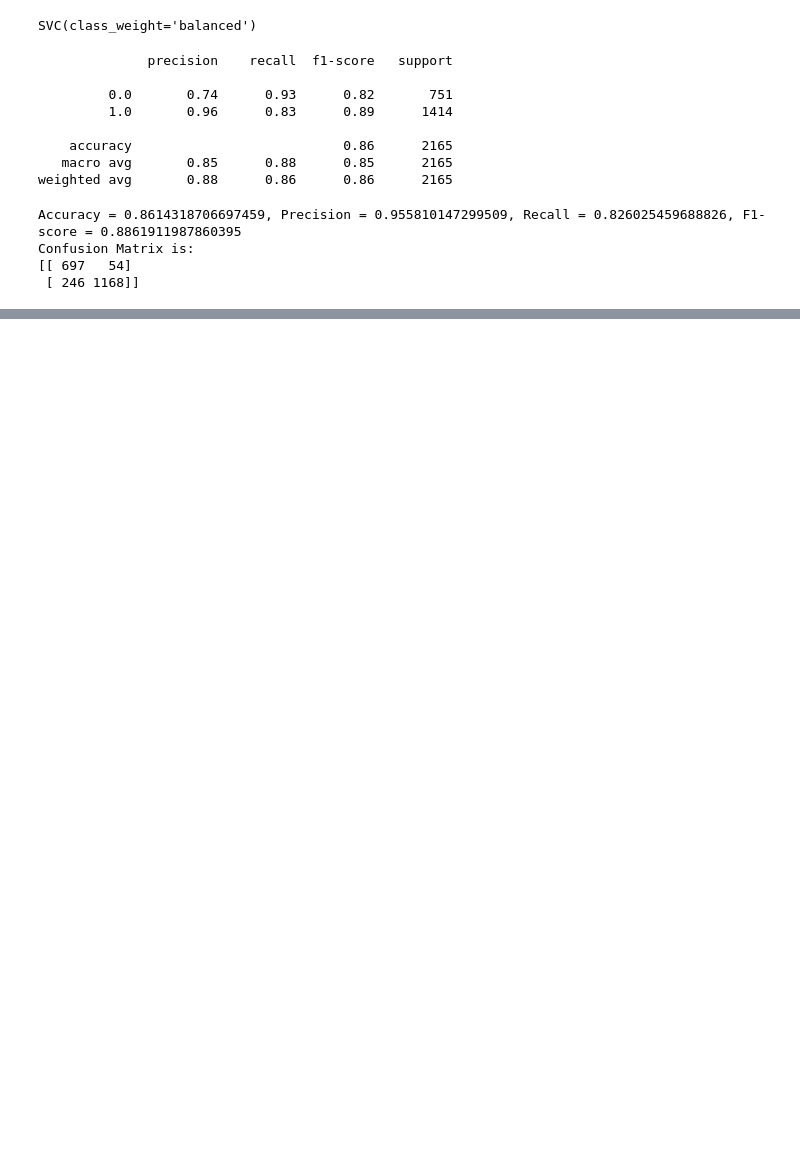
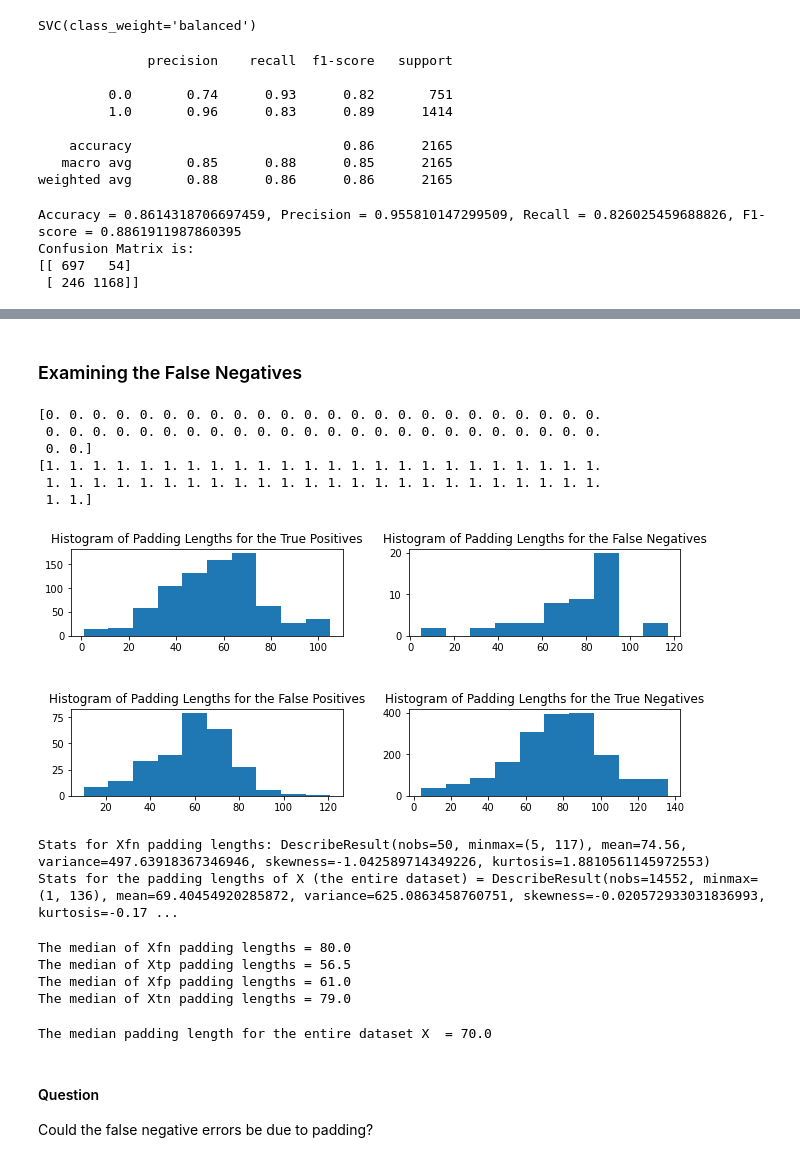
Before and after one commit to kinga-k-farkas/ecg-heartrate-categorization, a Jupyter notebook: Using SVM for Classifying ECG Heartbeats.ipynb, the cells around one changed output, grey strips where cells are left out. Saved outputs shown, nothing was run; the diff lists cells and outputs as text; code cells hidden in the pictures; blank space fills up the shorter version.

```diff
--- a/Using SVM for Classifying ECG Heartbeats.ipynb
+++ b/Using SVM for Classifying ECG Heartbeats.ipynb
@@ -197,0 +519,76 @@ Confusion Matrix is:
+# %% [markdown]
+### Examining the False Negatives
+# %%
+# Breaking up X into subsets of fp,fn, tp, and tn.
+Xfn = Xtest[falseNegativeIndices,:] #the data set classified as label 1, though it was label 0
+Xtp = Xtest[truePositiveIndices,:] #the data set classified as label 1 with actual label 1
+Xfp = Xtest[falsePositiveIndices,:] #the data set classified as label 1 with actual label 0
+Xtn = Xtest[trueNegativeIndices,:] #the data set classified as label 0 with actual label 0
+#checking
+print(ytest[falseNegativeIndices])
+print(yfit[falseNegativeIndices])
+# %% [output]
+[0. 0. 0. 0. 0. 0. 0. 0. 0. 0. 0. 0. 0. 0. 0. 0. 0. 0. 0. 0. 0. 0. 0. 0.
+ 0. 0. 0. 0. 0. 0. 0. 0. 0. 0. 0. 0. 0. 0. 0. 0. 0. 0. 0. 0. 0. 0. 0. 0.
+ 0. 0.]
+[1. 1. 1. 1. 1. 1. 1. 1. 1. 1. 1. 1. 1. 1. 1. 1. 1. 1. 1. 1. 1. 1. 1. 1.
+ 1. 1. 1. 1. 1. 1. 1. 1. 1. 1. 1. 1. 1. 1. 1. 1. 1. 1. 1. 1. 1. 1. 1. 1.
+ 1. 1.]
+# %%
+paddingStart_fn = [findFirstIndexOfPadding(row) for row in Xfn if findFirstIndexOfPadding(row) is not None ]
+paddingLengths_fn= [Xfn.shape[1] - n for n in paddingStart_fn]
+paddingStart = [findFirstIndexOfPadding(row) for row in X if findFirstIndexOfPadding(row) is not None ]
+paddingLengths= [X.shape[1] - n for n in paddingStart]
+paddingStart_tp = [findFirstIndexOfPadding(row) for row in Xtp if findFirstIndexOfPadding(row) is not None ]
+paddingLengths_tp= [Xtp.shape[1] - n for n in paddingStart_tp]
+paddingStart_tn = [findFirstIndexOfPadding(row) for row in Xtn if findFirstIndexOfPadding(row) is not None ]
+paddingLengths_tn= [Xtn.shape[1] - n for n in paddingStart_tn]
+paddingStart_fp = [findFirstIndexOfPadding(row) for row in Xfp if findFirstIndexOfPadding(row) is not None ]
+paddingLengths_fp= [Xfp.shape[1] - n for n in paddingStart_fp]
+# %%
+## Histograms
+fig = plt.figure()
+
+fig.set_size_inches(10, 5)
+
+# Adds subplot on position 1
+ax = fig.add_subplot(221)
+ax2 = fig.add_subplot(222)
+ax3 = fig.add_subplot(223)
+ax4 = fig.add_subplot(224)
+ax.hist(paddingLengths_tp)
+ax.set_title("Histogram of Padding Lengths for the True Positives")
+ax2.hist(paddingLengths_fn)
+ax2.set_title("Histogram of Padding Lengths for the False Negatives")
+ax3.hist(paddingLengths_fp)
+ax3.set_title("Histogram of Padding Lengths for the False Positives")
+ax4.hist(paddingLengths_tn)
+ax4.set_title("Histogram of Padding Lengths for the True Negatives")
+
+fig.tight_layout(pad=4.0)
+# %% [output]
+[figure, added]
+# %%
+from scipy import stats
+print(f"Stats for Xfn padding lengths: {stats.describe(paddingLengths_fn)}")
+print(f"Stats for the padding lengths of X (the entire dataset) = {stats.describe(paddingLengths)}")
+# %% [output]
+Stats for Xfn padding lengths: DescribeResult(nobs=50, minmax=(5, 117), mean=74.56, variance=497.63918367346946, skewness=-1.042589714349226, kurtosis=1.8810561145972553)
+Stats for the padding lengths of X (the entire dataset) = DescribeResult(nobs=14552, minmax=(1, 136), mean=69.40454920285872, variance=625.0863458760751, skewness=-0.020572933031836993, kurtosis=-0.17 ...
+# %%
+print(f'The median of Xfn padding lengths = {np.median(paddingLengths_fn)}')
+print(f'The median of Xtp padding lengths = {np.median(paddingLengths_tp)}')
+print(f'The median of Xfp padding lengths = {np.median(paddingLengths_fp)}')
+print(f'The median of Xtn padding lengths = {np.median(paddingLengths_tn)}')
+# %% [output]
+The median of Xfn padding lengths = 80.0
+The median of Xtp padding lengths = 56.5
+The median of Xfp padding lengths = 61.0
+The median of Xtn padding lengths = 79.0
+# %%
+print(f'The median padding length for the entire dataset X  = {np.median(paddingLengths)}')
+# %% [output]
+The median padding length for the entire dataset X  = 70.0
+# %% [markdown]
+#### Question
+Could the false negative errors be due to padding?
```
Also changed, not shown: parts of 30 cells of this notebook.
